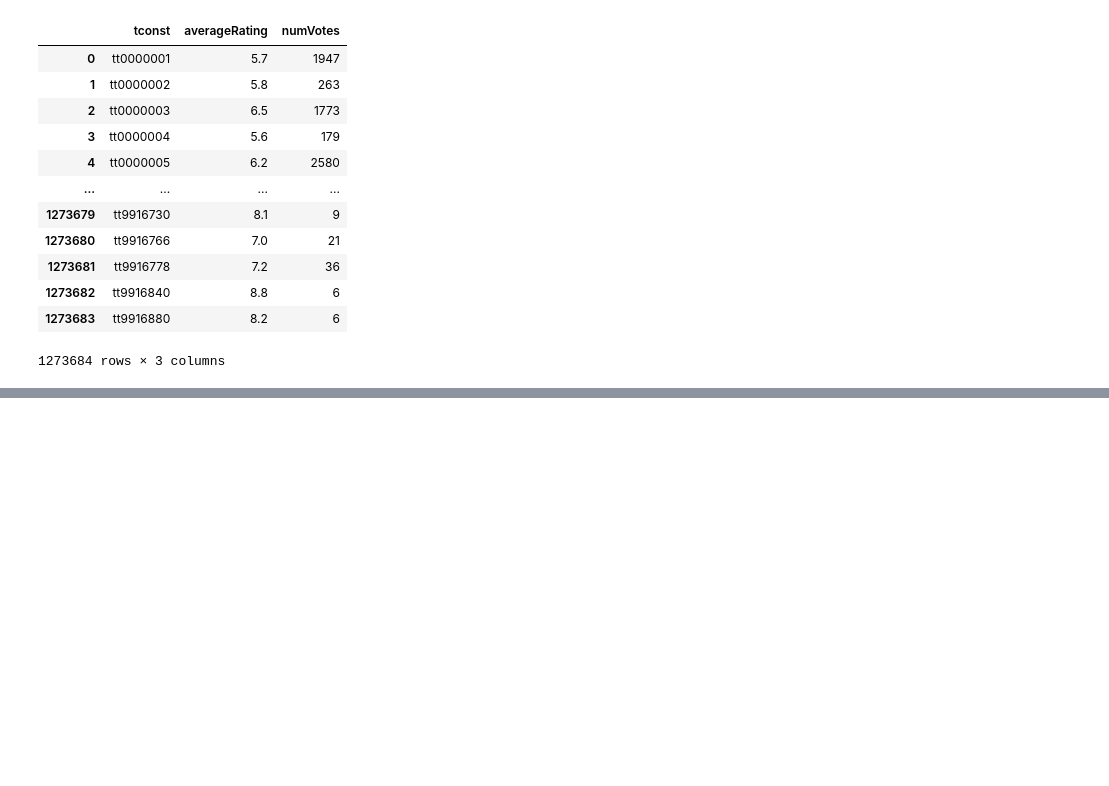
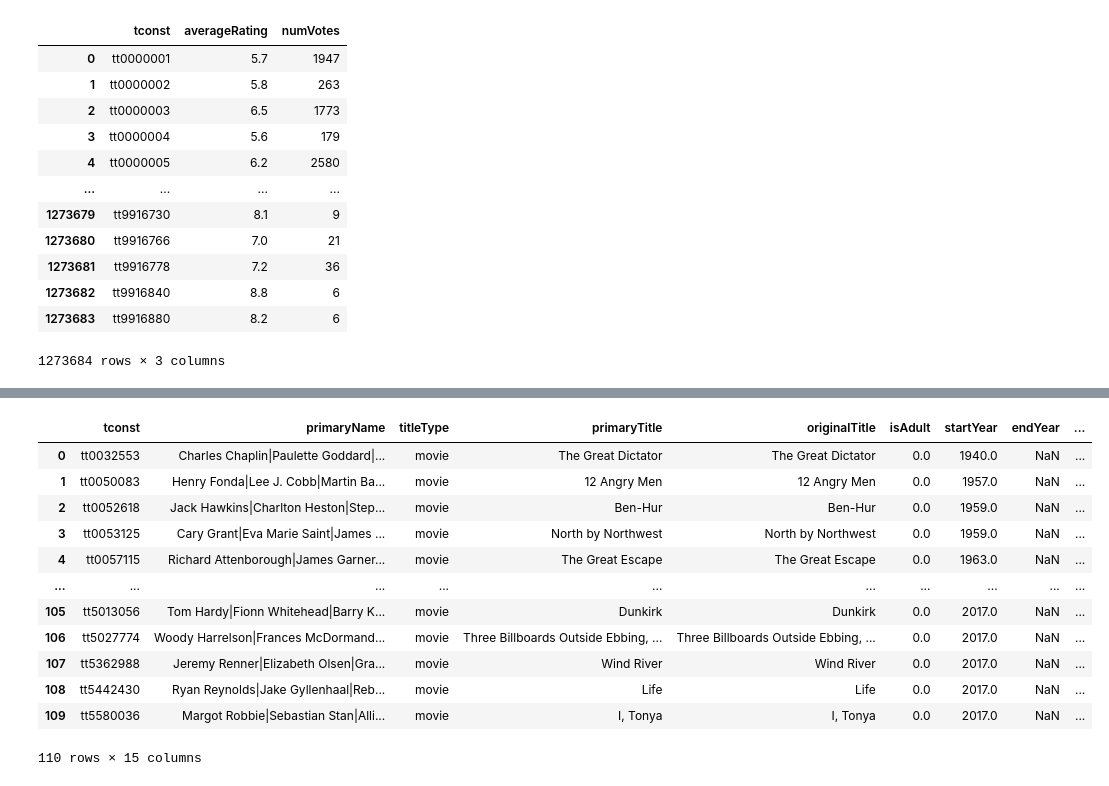
Before and after one commit to avengerpenguin/films, a Jupyter notebook: Films.ipynb, the cells around one changed output, grey strips where cells are left out. Saved outputs shown, nothing was run; the diff lists cells and outputs as text; code cells hidden in the pictures; blank space fills up the shorter version.

```diff
--- a/Films.ipynb
+++ b/Films.ipynb
@@ -140,0 +66,42 @@ with open('films.json', 'w') as f:
+# %%
+from rdflib import Graph
+import pandas as pd
+from SPARQLWrapper import SPARQLWrapper, JSON
+
+sparql = SPARQLWrapper("http://localhost:7200/repositories/wikidata")
+
+def gen():
+    QUERY = '''
+    PREFIX wd: <http://www.wikidata.org/entity/>
+    PREFIX wdt: <http://www.wikidata.org/prop/direct/>
+    PREFIX rdfs: <http://www.w3.org/2000/01/rdf-schema#>
+
+    SELECT DISTINCT
+    ?title ?tconst
+    (GROUP_CONCAT(DISTINCT ?director; SEPARATOR="|") as ?directors)
+    (GROUP_CONCAT(DISTINCT ?genre; SEPARATOR="|") as ?genres)
+    (GROUP_CONCAT(DISTINCT ?subject; SEPARATOR="|") as ?subjects)
+    (GROUP_CONCAT(DISTINCT ?actor; SEPARATOR="|") as ?actors)
+
+    WHERE {
+        ?film wdt:P31 wd:Q11424 .
+        ?film rdfs:label ?title .
+        ?film wdt:P345 ?tconst .
+        OPTIONAL { ?film wdt:P57 ?d . ?d rdfs:label ?director . }
+        OPTIONAL { ?film wdt:P136 ?g . ?g rdfs:label ?genre . }
+        OPTIONAL { ?film wdt:P921 ?s . ?s rdfs:label ?subject . }
+        OPTIONAL { ?film wdt:P161 ?g . ?g rdfs:label ?actor . }
+    }
+    GROUP BY ?title ?tconst
+    '''
+
+    sparql.setQuery(QUERY)
+    sparql.setReturnFormat(JSON)
+    ret = sparql.queryAndConvert()
+
+    for row in ret['results']['bindings']:
+        yield {k: v['value'] for k, v in row.items()}
+
+
+df2 = pd.DataFrame.from_records(gen())
+df2
@@ -140,0 +122,17 @@ with open('films.json', 'w') as f:
+# %%
+df3 = top.merge(df2, on='tconst')
+df3
+# %% [output]
+|  | tconst | primaryName | titleType | primaryTitle | originalTitle | isAdult | startYear | endYear | ... |
+| 0 | tt0032553 | Charles Chaplin|Paulette Goddard|... | movie | The Great Dictator | The Great Dictator | 0.0 | 1940.0 | NaN | ... |
+| 1 | tt0050083 | Henry Fonda|Lee J. Cobb|Martin Ba... | movie | 12 Angry Men | 12 Angry Men | 0.0 | 1957.0 | NaN | ... |
+| 2 | tt0052618 | Jack Hawkins|Charlton Heston|Step... | movie | Ben-Hur | Ben-Hur | 0.0 | 1959.0 | NaN | ... |
+| 3 | tt0053125 | Cary Grant|Eva Marie Saint|James ... | movie | North by Northwest | North by Northwest | 0.0 | 1959.0 | NaN | ... |
+| 4 | tt0057115 | Richard Attenborough|James Garner... | movie | The Great Escape | The Great Escape | 0.0 | 1963.0 | NaN | ... |
+| ... | ... | ... | ... | ... | ... | ... | ... | ... | ... |
+| 105 | tt5013056 | Tom Hardy|Fionn Whitehead|Barry K... | movie | Dunkirk | Dunkirk | 0.0 | 2017.0 | NaN | ... |
+| 106 | tt5027774 | Woody Harrelson|Frances McDormand... | movie | Three Billboards Outside Ebbing, ... | Three Billboards Outside Ebbing, ... | 0.0 | 2017.0 | NaN | ... |
+| 107 | tt5362988 | Jeremy Renner|Elizabeth Olsen|Gra... | movie | Wind River | Wind River | 0.0 | 2017.0 | NaN | ... |
+| 108 | tt5442430 | Ryan Reynolds|Jake Gyllenhaal|Reb... | movie | Life | Life | 0.0 | 2017.0 | NaN | ... |
+| 109 | tt5580036 | Margot Robbie|Sebastian Stan|Alli... | movie | I, Tonya | I, Tonya | 0.0 | 2017.0 | NaN | ... |
+110 rows × 15 columns
```
Also changed, not shown: parts of 5 cells of this notebook, 3 other files.
